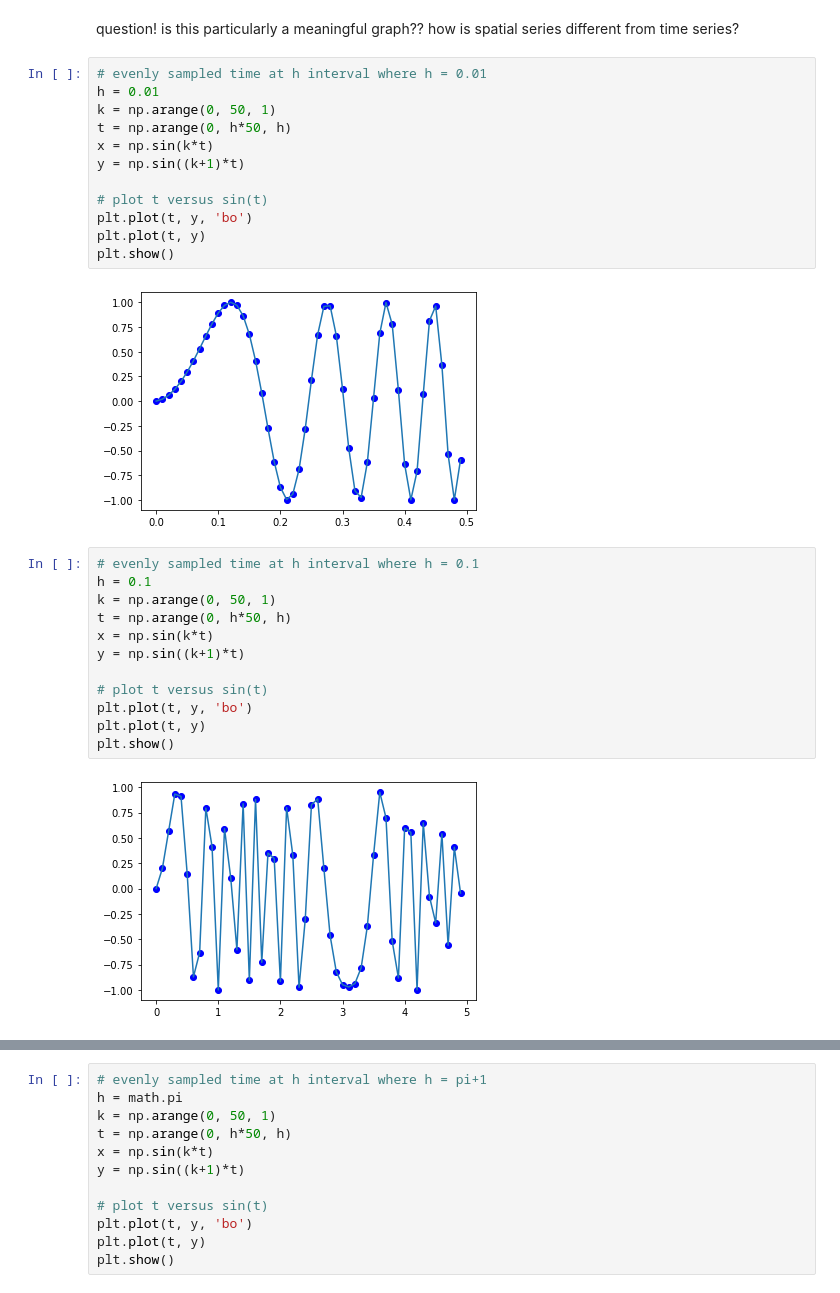
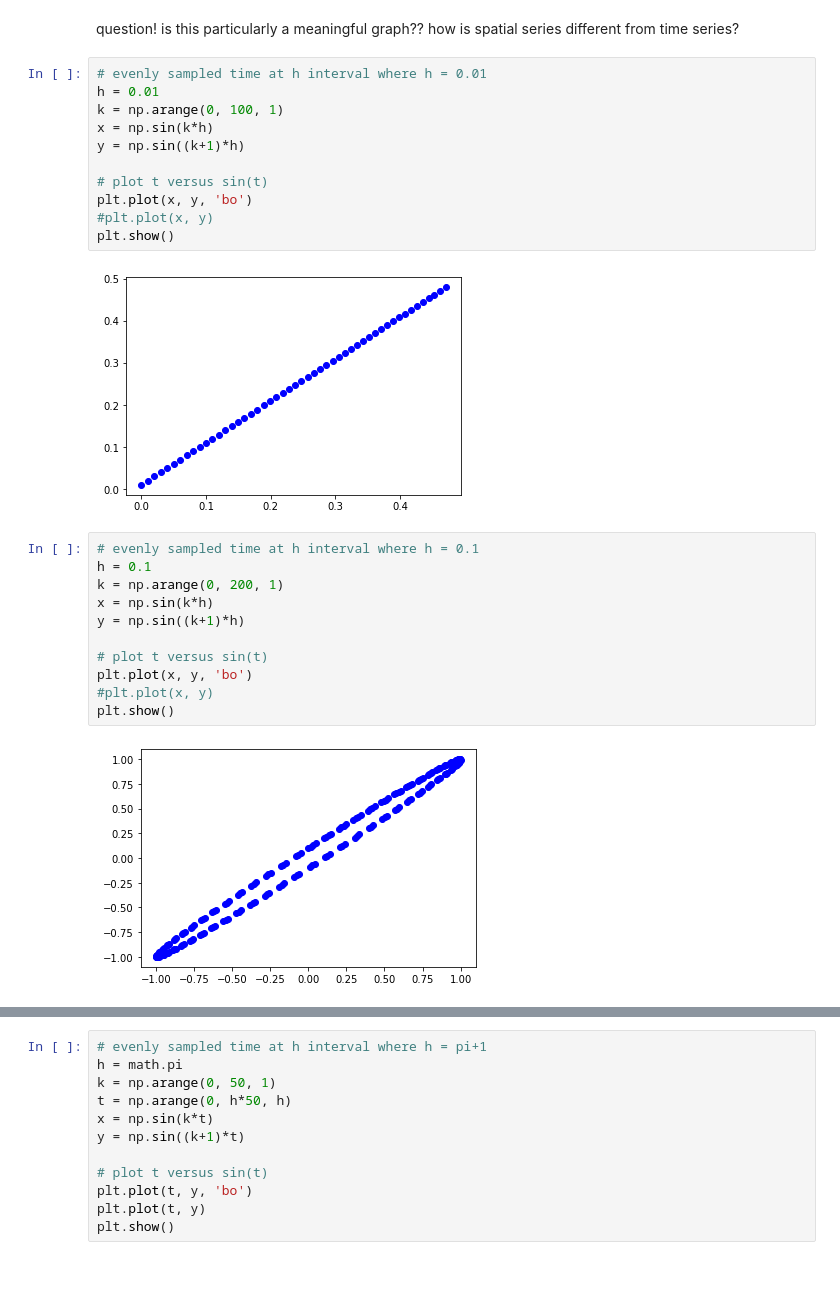
Before and after one commit to sarahheayoon/Topological-Data-Analysis, a Jupyter notebook: TDA Assignment 01-02.ipynb, the cells around one changed output, grey strips where cells are left out. Cells and saved outputs as stored; diff of their text form.

```diff
--- a/TDA Assignment 01-02.ipynb
+++ b/TDA Assignment 01-02.ipynb
@@ -134,31 +134,29 @@ how is spatial series different from time series?
 # %%
 # evenly sampled time at h interval where h = 0.01
 h = 0.01
-k = np.arange(0, 50, 1)
-t = np.arange(0, h*50, h)
-x = np.sin(k*t)
-y = np.sin((k+1)*t)
+k = np.arange(0, 100, 1)
+x = np.sin(k*h)
+y = np.sin((k+1)*h)
 
 # plot t versus sin(t)
-plt.plot(t, y, 'bo')
-plt.plot(t, y)
+plt.plot(x, y, 'bo')
+#plt.plot(x, y)
 plt.show()
 # %% [output]
-[figure, old version]
+[figure, new version]
 # %%
 # evenly sampled time at h interval where h = 0.1
 h = 0.1
-k = np.arange(0, 50, 1)
-t = np.arange(0, h*50, h)
-x = np.sin(k*t)
-y = np.sin((k+1)*t)
+k = np.arange(0, 200, 1)
+x = np.sin(k*h)
+y = np.sin((k+1)*h)
 
 # plot t versus sin(t)
-plt.plot(t, y, 'bo')
-plt.plot(t, y)
+plt.plot(x, y, 'bo')
+#plt.plot(x, y)
 plt.show()
 # %% [output]
-[figure, old version]
+[figure, new version]
 # %%
 # evenly sampled time at h interval where h = 1
 h = 1
```
Also changed, not shown: parts of 7 cells of this notebook.
